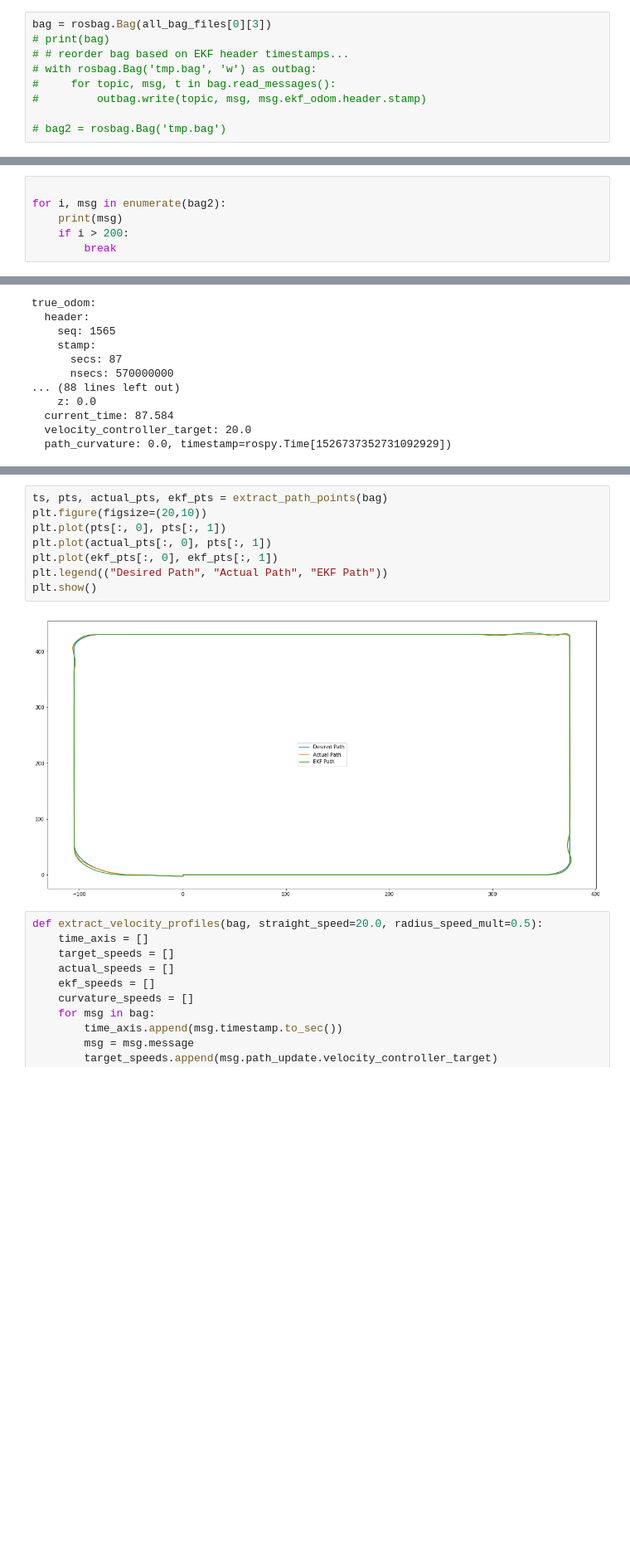
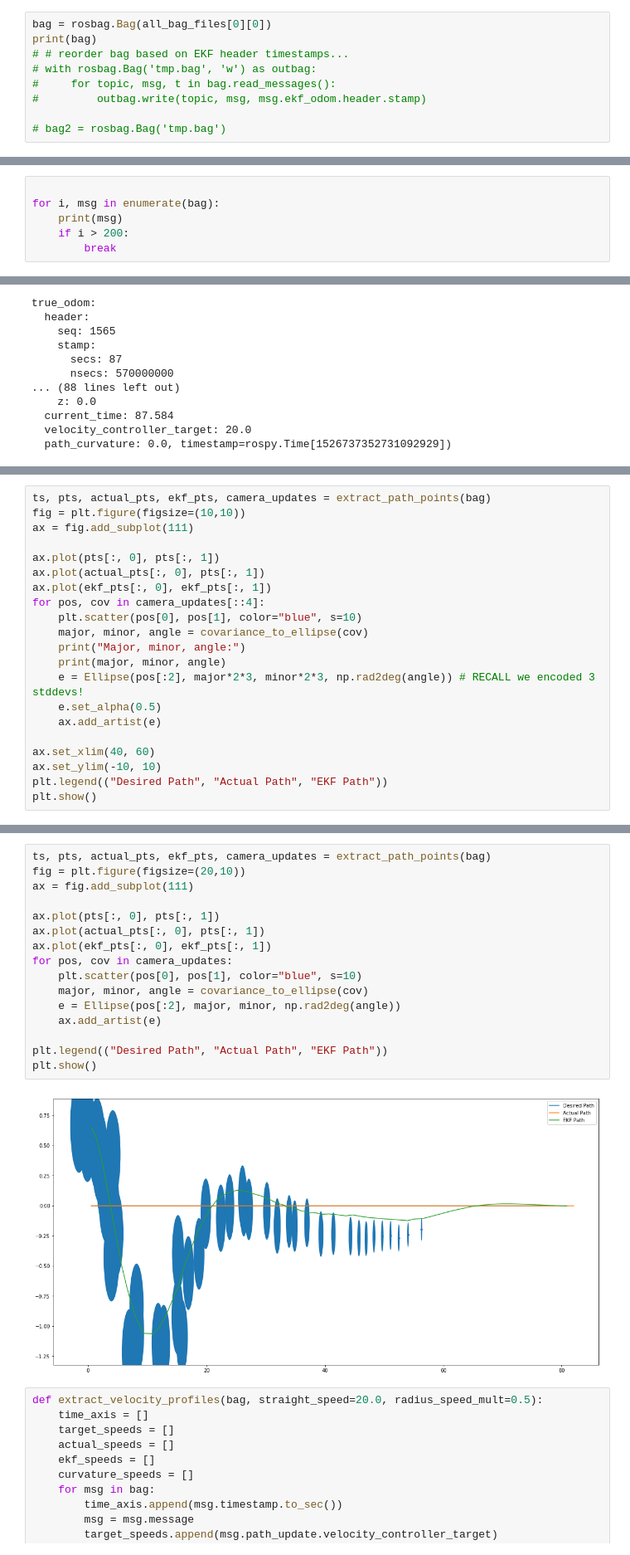
Before and after one commit to flyingsilverfin/AV-Camera-Placement, a Jupyter notebook: evaluation/parallel_simulation/Log Analysis.ipynb, the cells around one changed output, grey strips where cells are left out. Shown at 83% size. Drawn from its saved outputs; the diff is of its cells as text; blank space fills up the shorter version.

Commit message:
last bugfixes plus rewriting for error ellipses

```diff
--- a/evaluation/parallel_simulation/Log Analysis.ipynb
+++ b/evaluation/parallel_simulation/Log Analysis.ipynb
@@ -101,6 +104,6 @@ print([len(x) for x in all_bag_files])
 # %%
-bag = rosbag.Bag(all_bag_files[0][3])
-# print(bag)
+bag = rosbag.Bag(all_bag_files[0][0])
+print(bag)
 # # reorder bag based on EKF header timestamps...
 # with rosbag.Bag('tmp.bag', 'w') as outbag:
 #     for topic, msg, t in bag.read_messages():
@@ -115,7 +129,7 @@ print(np.rad2deg(np.arctan2(18.509998005, 0.86677622199)))
 87.3189426209
 # %%
 
-for i, msg in enumerate(bag2):
+for i, msg in enumerate(bag):
     print(msg)
     if i > 200:
         break
@@ -172,0 +206,21 @@ def extract_path_points(bag):
+# %%
+ts, pts, actual_pts, ekf_pts, camera_updates = extract_path_points(bag)
+fig = plt.figure(figsize=(10,10))
+ax = fig.add_subplot(111)
+
+ax.plot(pts[:, 0], pts[:, 1])
+ax.plot(actual_pts[:, 0], pts[:, 1])
+ax.plot(ekf_pts[:, 0], ekf_pts[:, 1])
+for pos, cov in camera_updates[::4]:
+    plt.scatter(pos[0], pos[1], color="blue", s=10)
+    major, minor, angle = covariance_to_ellipse(cov)
+    print("Major, minor, angle:")
+    print(major, minor, angle)
+    e = Ellipse(pos[:2], major*2*3, minor*2*3, np.rad2deg(angle)) # RECALL we encoded 3 stddevs!
+    e.set_alpha(0.5)
+    ax.add_artist(e)
+
+ax.set_xlim(40, 60)
+ax.set_ylim(-10, 10)
+plt.legend(("Desired Path", "Actual Path", "EKF Path"))
+plt.show()
@@ -173,13 +246,21 @@ def extract_path_points(bag):
 # %%
-ts, pts, actual_pts, ekf_pts = extract_path_points(bag)
-plt.figure(figsize=(20,10))
-plt.plot(pts[:, 0], pts[:, 1])
-plt.plot(actual_pts[:, 0], pts[:, 1])
-plt.plot(ekf_pts[:, 0], ekf_pts[:, 1])
+ts, pts, actual_pts, ekf_pts, camera_updates = extract_path_points(bag)
+fig = plt.figure(figsize=(20,10))
+ax = fig.add_subplot(111)
+
+ax.plot(pts[:, 0], pts[:, 1])
+ax.plot(actual_pts[:, 0], pts[:, 1])
+ax.plot(ekf_pts[:, 0], ekf_pts[:, 1])
+for pos, cov in camera_updates:
+    plt.scatter(pos[0], pos[1], color="blue", s=10)
+    major, minor, angle = covariance_to_ellipse(cov)
+    e = Ellipse(pos[:2], major, minor, np.rad2deg(angle))
+    ax.add_artist(e)
+
 plt.legend(("Desired Path", "Actual Path", "EKF Path"))
 plt.show()
 # %% [output]
-[figure, old version]
+[figure, new version]
 # %%
 def extract_velocity_profiles(bag, straight_speed=20.0, radius_speed_mult=0.5):
     time_axis = []
```
Also changed, not shown: parts of 9 cells of this notebook, 5 other files.
